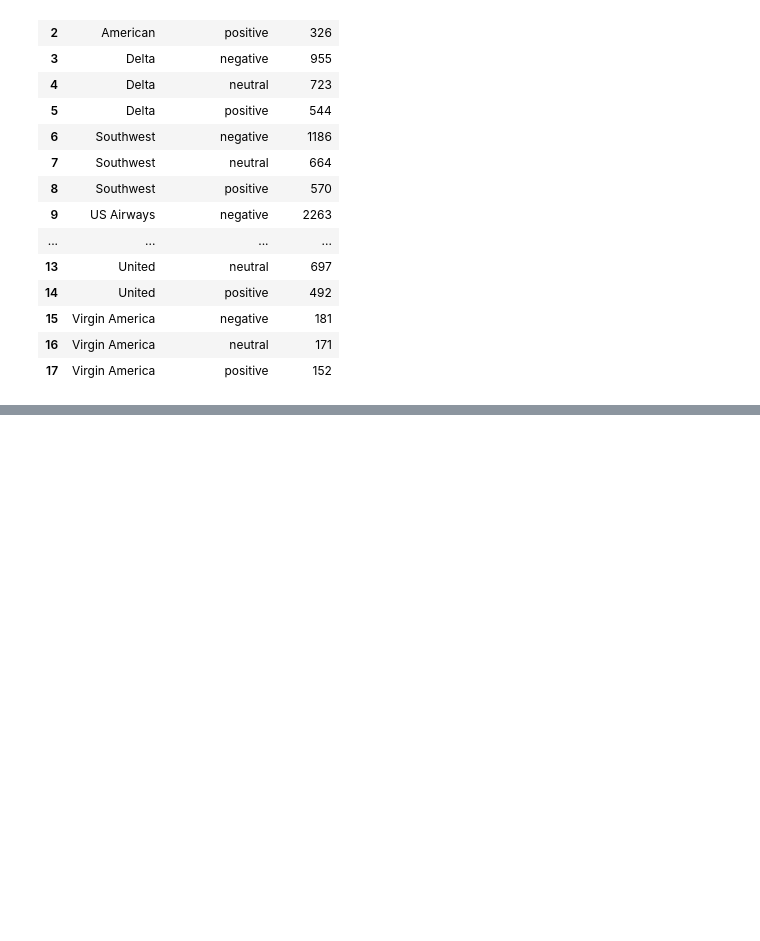
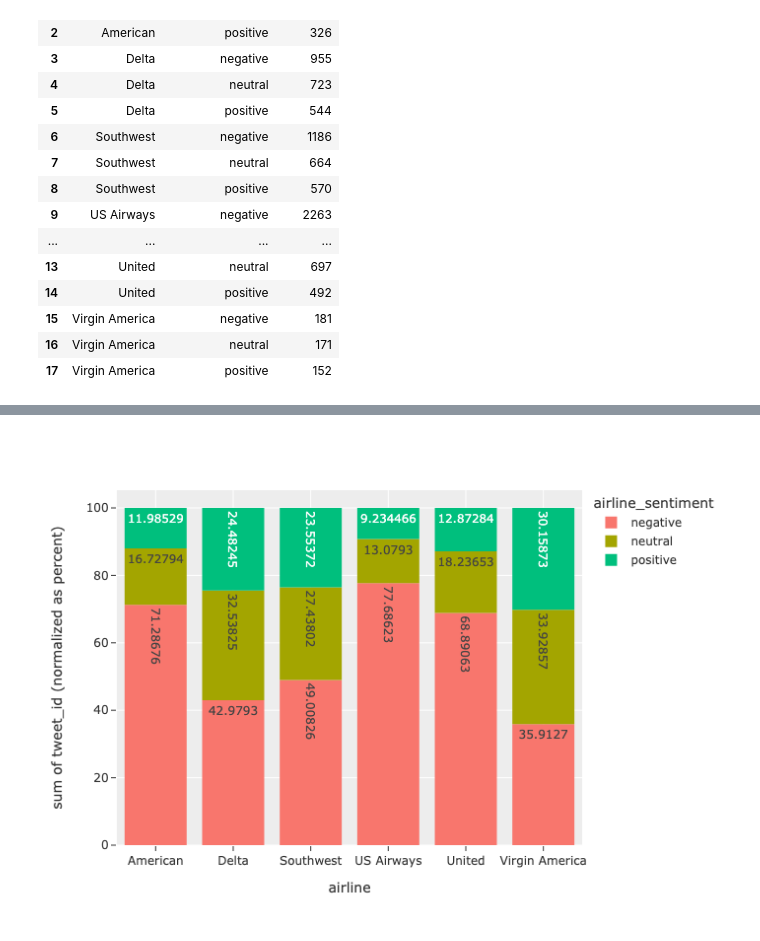
Before and after one commit to dailyLi/Twitter_US_Airline, a Jupyter notebook: EDA.ipynb, the cells around one changed output, grey strips where cells are left out. Drawn from its saved outputs; the diff is of its cells as text; code cells hidden in the pictures; blank space fills up the shorter version.

```diff
--- a/EDA.ipynb
+++ b/EDA.ipynb
@@ -184,0 +197,7 @@ fig.show(renderer="png")
+# %%
+fig = px.histogram (airline, x="airline", color="airline_sentiment", y='tweet_id',
+                    barnorm = "percent", text_auto= True)
+
+fig.show()
+fig.show(renderer="png")
+# %% [output]
@@ -184,0 +205 @@ fig.show(renderer="png")
+[figure, added]
```
Also changed, not shown: parts of 13 cells of this notebook.
